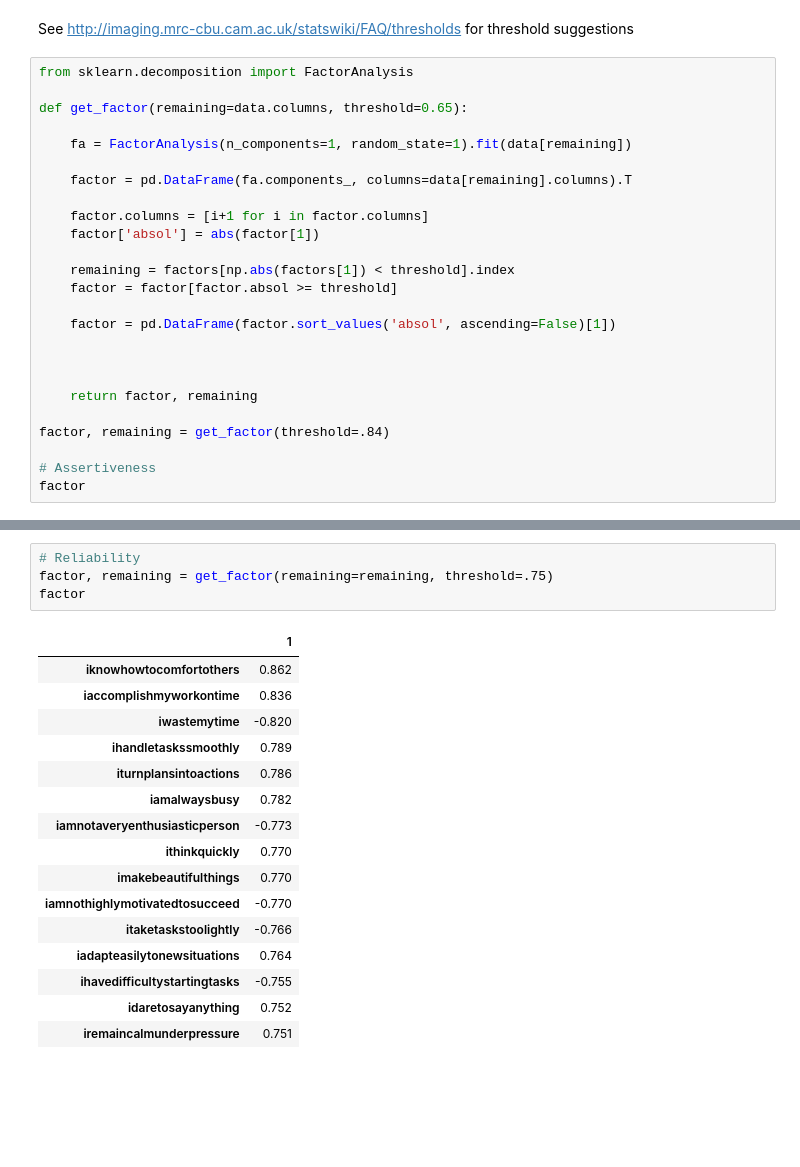
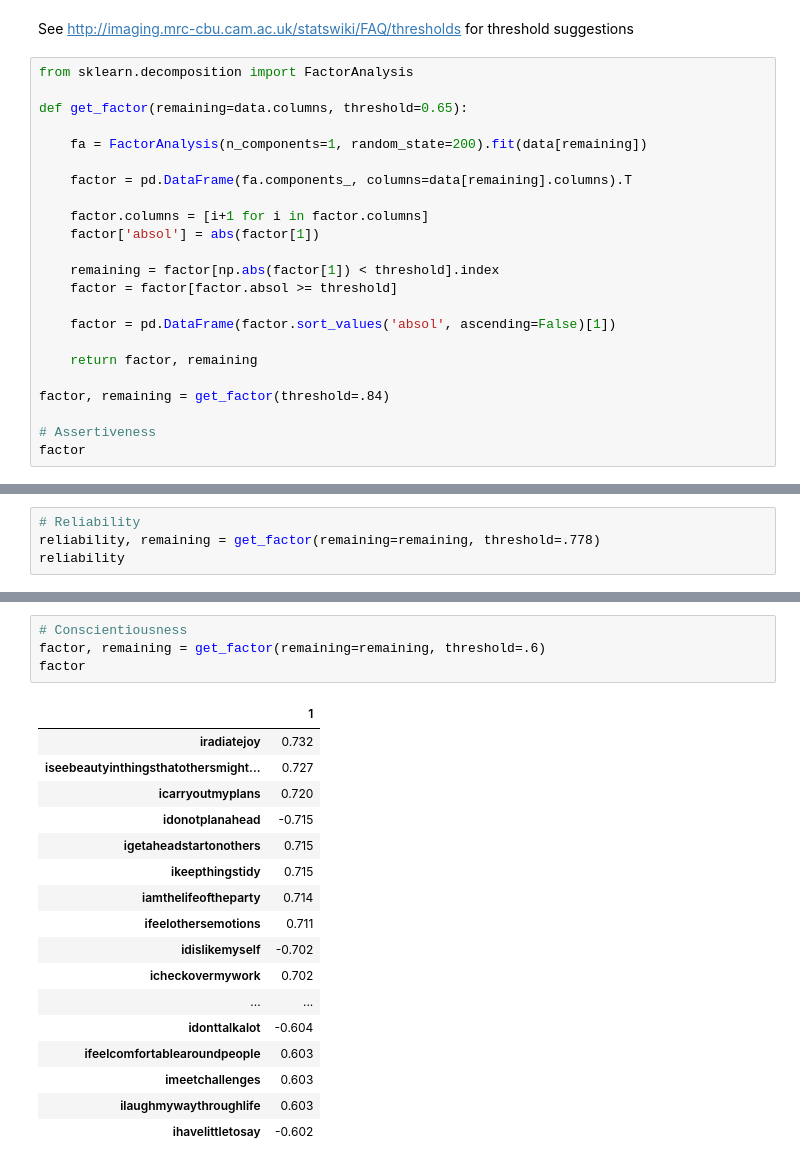
Before and after one commit to vincefav/factor-analysis, a Jupyter notebook: AB5C Factor analysis.ipynb, the cells around one changed output, grey strips where cells are left out. Cells and saved outputs as stored; diff of their text form; blank space fills up the shorter version.

```diff
--- a/AB5C Factor analysis.ipynb
+++ b/AB5C Factor analysis.ipynb
@@ -21,19 +21,17 @@ from sklearn.decomposition import FactorAnalysis
 
 def get_factor(remaining=data.columns, threshold=0.65):
 
-    fa = FactorAnalysis(n_components=1, random_state=1).fit(data[remaining])
+    fa = FactorAnalysis(n_components=1, random_state=200).fit(data[remaining])
 
     factor = pd.DataFrame(fa.components_, columns=data[remaining].columns).T
 
     factor.columns = [i+1 for i in factor.columns]
     factor['absol'] = abs(factor[1])
 
-    remaining = factors[np.abs(factors[1]) < threshold].index
+    remaining = factor[np.abs(factor[1]) < threshold].index
     factor = factor[factor.absol >= threshold]
 
     factor = pd.DataFrame(factor.sort_values('absol', ascending=False)[1])
-
-
 
     return factor, remaining
 
@@ -56,0 +82,4 @@ factor
+# %%
+# Reliability
+reliability, remaining = get_factor(remaining=remaining, threshold=.778)
+reliability
@@ -57,23 +133,24 @@ factor
 # %%
-# Reliability
-factor, remaining = get_factor(remaining=remaining, threshold=.75)
+# Conscientiousness
+factor, remaining = get_factor(remaining=remaining, threshold=.6)
 factor
 # %% [output]
 |  | 1 |
-| iknowhowtocomfortothers | 0.862 |
-| iaccomplishmyworkontime | 0.836 |
-| iwastemytime | -0.820 |
-| ihandletaskssmoothly | 0.789 |
-| iturnplansintoactions | 0.786 |
-| iamalwaysbusy | 0.782 |
-| iamnotaveryenthusiasticperson | -0.773 |
-| ithinkquickly | 0.770 |
-| imakebeautifulthings | 0.770 |
-| iamnothighlymotivatedtosucceed | -0.770 |
-| itaketaskstoolightly | -0.766 |
-| iadapteasilytonewsituations | 0.764 |
-| ihavedifficultystartingtasks | -0.755 |
-| idaretosayanything | 0.752 |
-| iremaincalmunderpressure | 0.751 |
+| iradiatejoy | 0.732 |
+| iseebeautyinthingsthatothersmight... | 0.727 |
+| icarryoutmyplans | 0.720 |
+| idonotplanahead | -0.715 |
+| igetaheadstartonothers | 0.715 |
+| ikeepthingstidy | 0.715 |
+| iamthelifeoftheparty | 0.714 |
+| ifeelothersemotions | 0.711 |
+| idislikemyself | -0.702 |
+| icheckovermywork | 0.702 |
+| ... | ... |
+| idonttalkalot | -0.604 |
+| ifeelcomfortablearoundpeople | 0.603 |
+| imeetchallenges | 0.603 |
+| ilaughmywaythroughlife | 0.603 |
+| ihavelittletosay | -0.602 |
 # %%
 # Conscientiousness
```
Also changed, not shown: parts of 9 cells of this notebook.
